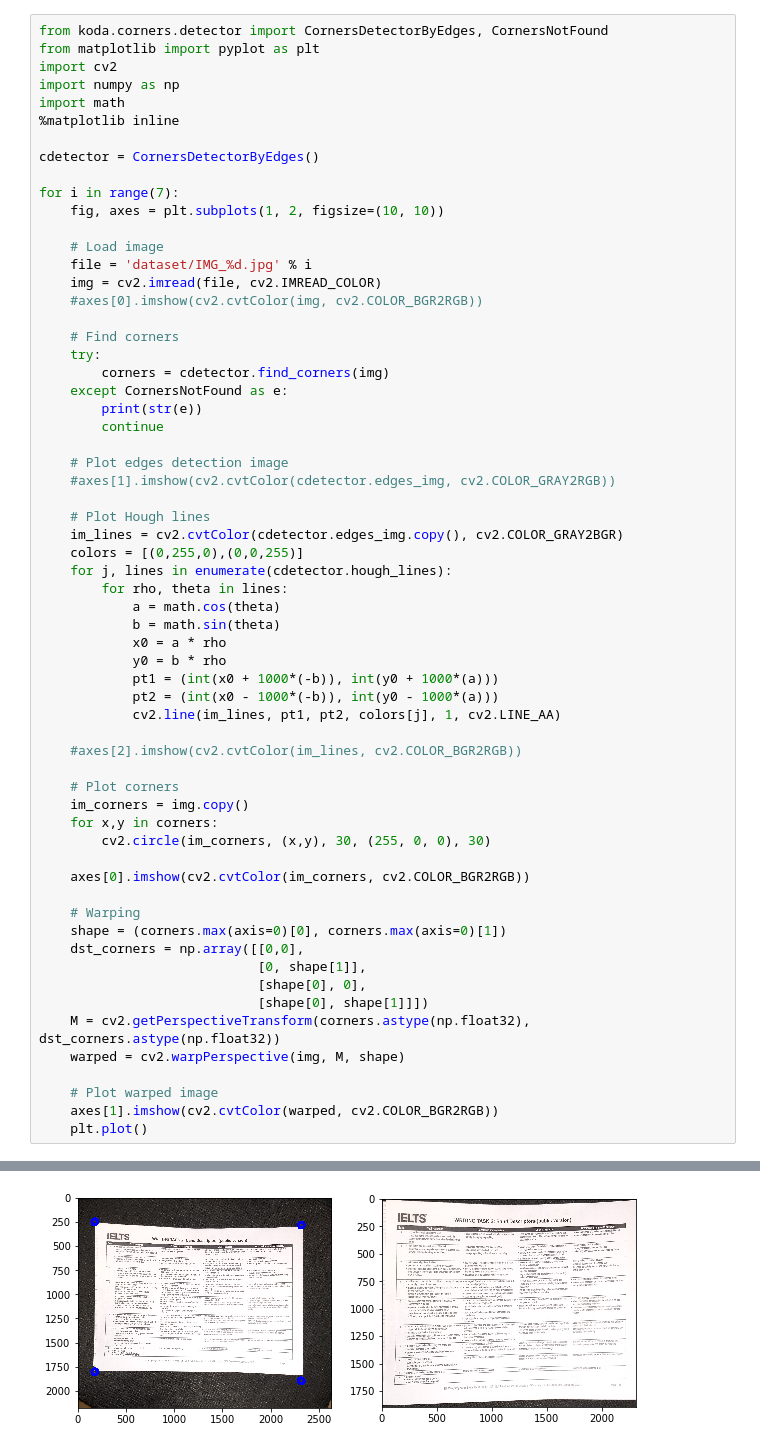
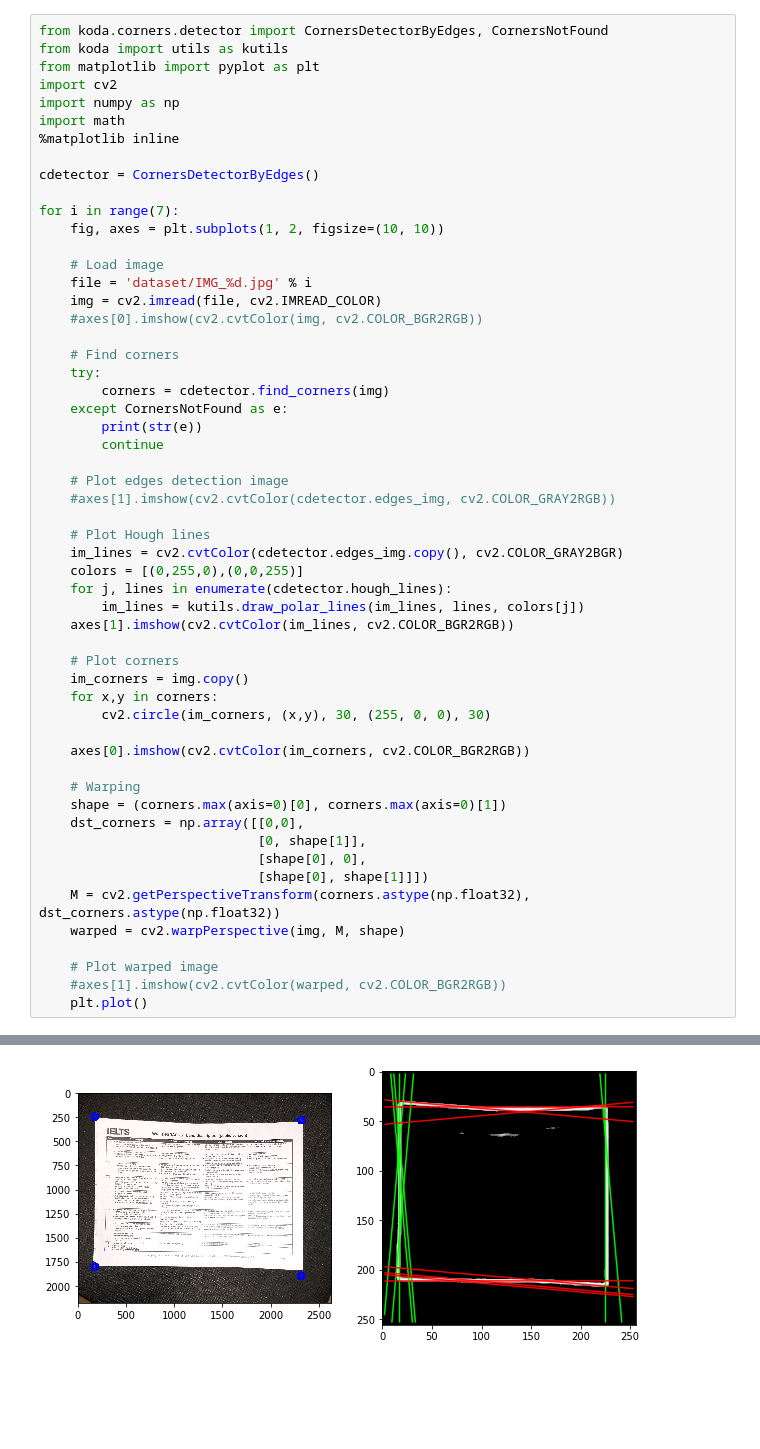
Before and after one commit to federico-terzi/koda, a Jupyter notebook: front-end.ipynb, the cells around one changed output, grey strips where cells are left out. Drawn from its saved outputs; the diff is of its cells as text; blank space fills up the shorter version.

Commit message:
Add polar lines drawing utils

```diff
--- a/front-end.ipynb
+++ b/front-end.ipynb
@@ -1,5 +1,6 @@
 # %%
 from koda.corners.detector import CornersDetectorByEdges, CornersNotFound
+from koda import utils as kutils
 from matplotlib import pyplot as plt
 import cv2
 import numpy as np
@@ -24,42 +25,34 @@ for i in range(7):
         continue
 
     # Plot edges detection image
     #axes[1].imshow(cv2.cvtColor(cdetector.edges_img, cv2.COLOR_GRAY2RGB))
 
     # Plot Hough lines
     im_lines = cv2.cvtColor(cdetector.edges_img.copy(), cv2.COLOR_GRAY2BGR)
     colors = [(0,255,0),(0,0,255)]
     for j, lines in enumerate(cdetector.hough_lines):
-        for rho, theta in lines:
-            a = math.cos(theta)
-            b = math.sin(theta)
-            x0 = a * rho
-            y0 = b * rho
-            pt1 = (int(x0 + 1000*(-b)), int(y0 + 1000*(a)))
-            pt2 = (int(x0 - 1000*(-b)), int(y0 - 1000*(a)))
-            cv2.line(im_lines, pt1, pt2, colors[j], 1, cv2.LINE_AA)
-
-    #axes[2].imshow(cv2.cvtColor(im_lines, cv2.COLOR_BGR2RGB))
+        im_lines = kutils.draw_polar_lines(im_lines, lines, colors[j])
+    axes[1].imshow(cv2.cvtColor(im_lines, cv2.COLOR_BGR2RGB))
 
     # Plot corners
     im_corners = img.copy()
     for x,y in corners:
         cv2.circle(im_corners, (x,y), 30, (255, 0, 0), 30)
 
     axes[0].imshow(cv2.cvtColor(im_corners, cv2.COLOR_BGR2RGB))
 
     # Warping
     shape = (corners.max(axis=0)[0], corners.max(axis=0)[1])
     dst_corners = np.array([[0,0],
                             [0, shape[1]],
                             [shape[0], 0],
                             [shape[0], shape[1]]])
     M = cv2.getPerspectiveTransform(corners.astype(np.float32), dst_corners.astype(np.float32))
     warped = cv2.warpPerspective(img, M, shape)
 
     # Plot warped image
-    axes[1].imshow(cv2.cvtColor(warped, cv2.COLOR_BGR2RGB))
+    #axes[1].imshow(cv2.cvtColor(warped, cv2.COLOR_BGR2RGB))
     plt.plot()
 # %% [output]
 Using TensorFlow backend.
-[figure, old version]
+[figure, new version]
```
Also changed, not shown: parts of 1 cell of this notebook.
